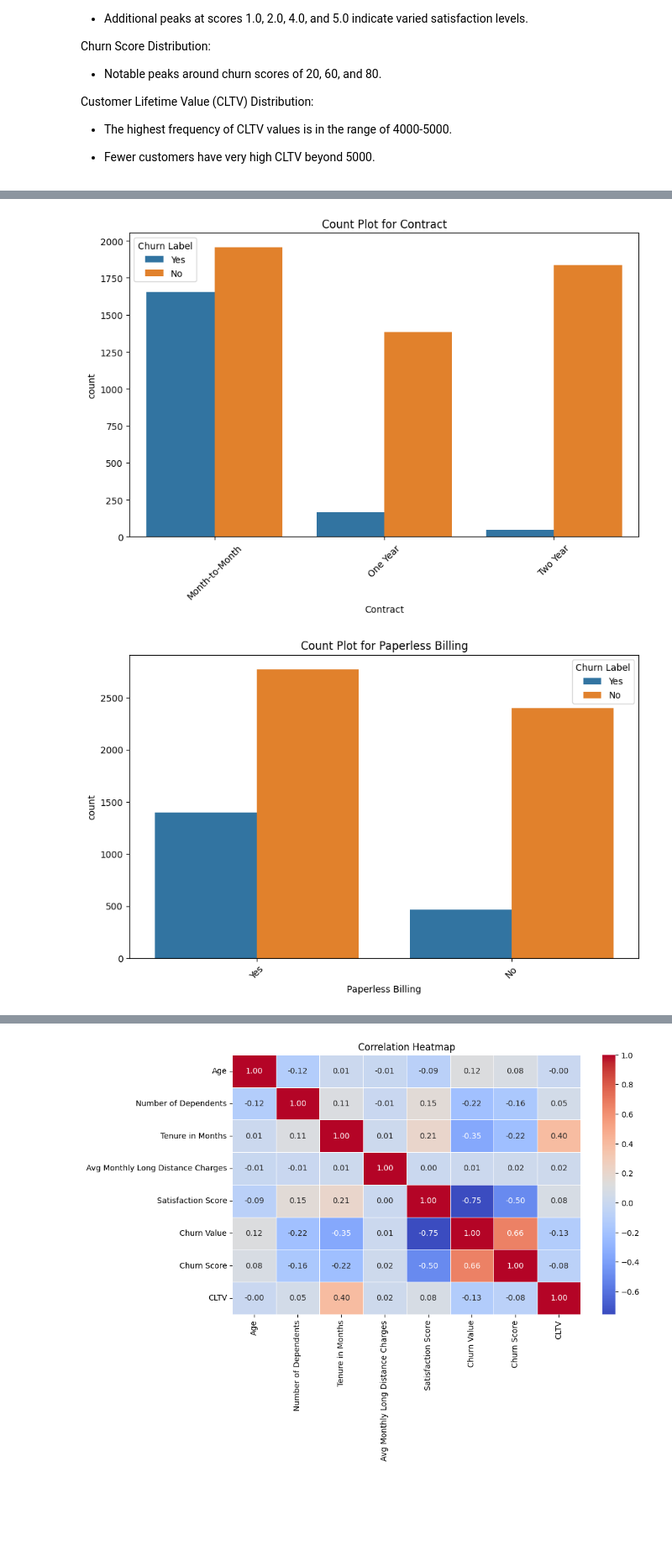
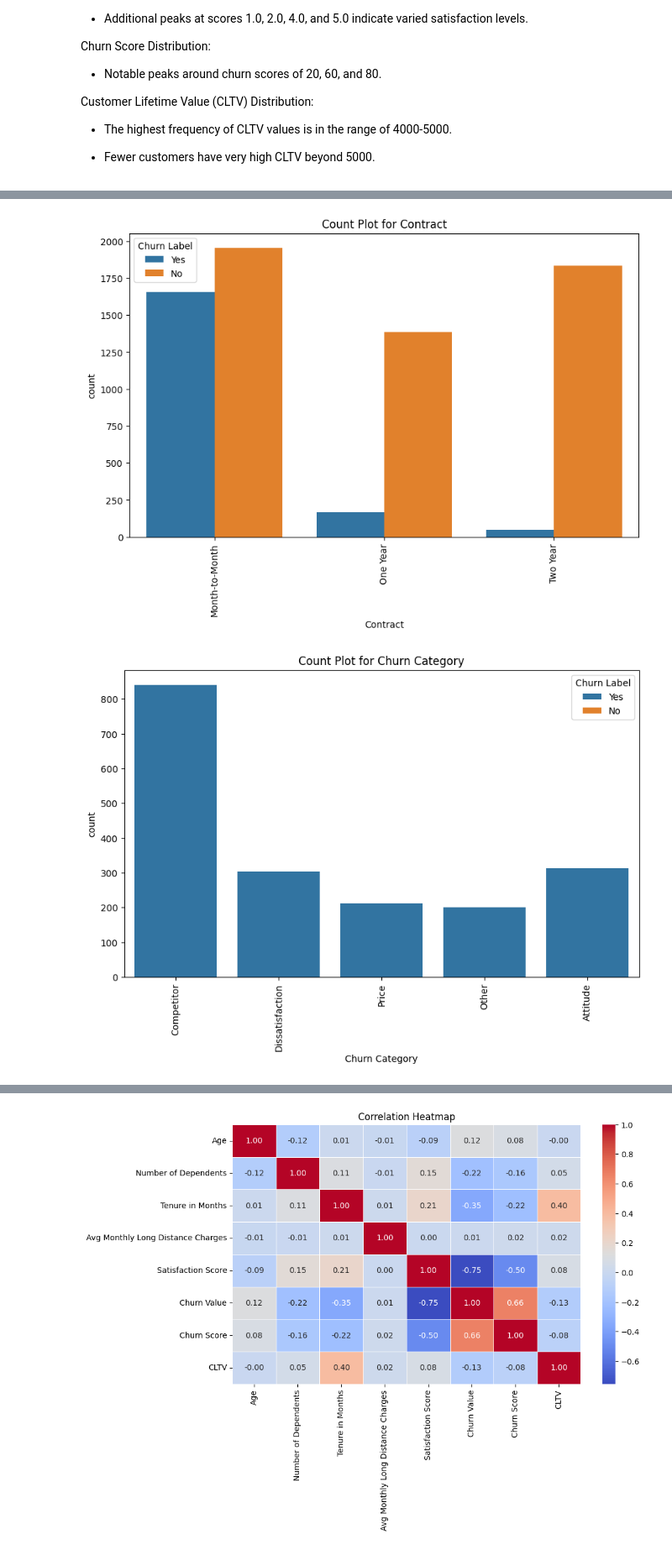
Before and after one commit to KingNghi/Telco_Churn_Prediction, a Jupyter notebook: Telco_Churn_Prediction.ipynb, the cells around one changed output, grey strips where cells are left out. Shown at 84% size. Saved outputs shown, nothing was run; the diff lists cells and outputs as text; code cells hidden in the pictures; blank space fills up the shorter version.

```diff
--- a/Telco_Churn_Prediction.ipynb
+++ b/Telco_Churn_Prediction.ipynb
@@ -61,8 +61,8 @@ Churn Category                       5174
 Churn Reason                         5174
 dtype: int64
 # %%
-# Fill out null values
-df[['Internet Type', 'Offer', 'Churn Category', 'Churn Reason']] = df[['Internet Type', 'Offer', 'Churn Category', 'Churn Reason']].fillna('None')
+# Fill out necessary null values
+df[['Internet Type', 'Offer']] = df[['Internet Type', 'Offer']].fillna('None')
 # %%
 # Check for duplicated values
 print(df.duplicated().sum())
@@ -151,15 +151,18 @@ categorical_columns = [
     'Internet Type',
     'Online Security',
     'Contract',
+    'Churn Category',
+    'Churn Reason',
     'Paperless Billing',
-    'Payment Method'
+    'Payment Method',
+    'Offer'
 ]
 # Create count plots
 for column in categorical_columns:
     plt.figure(figsize=(10, 6))
     sns.countplot(data=df, x=column, hue='Churn Label')  # Use Churn Label to differentiate
     plt.title(f'Count Plot for {column}')
-    plt.xticks(rotation=45)
+    plt.xticks(rotation=90)
     plt.show()
 # %% [output]
 [figure]
@@ -169,3 +172,3 @@ for column in categorical_columns:
 [figure]
-[figure, old version]
+[figure, new version]
-[figure, old version]
+[figure, new version]
```
Also changed, not shown: parts of 10 cells of this notebook.
